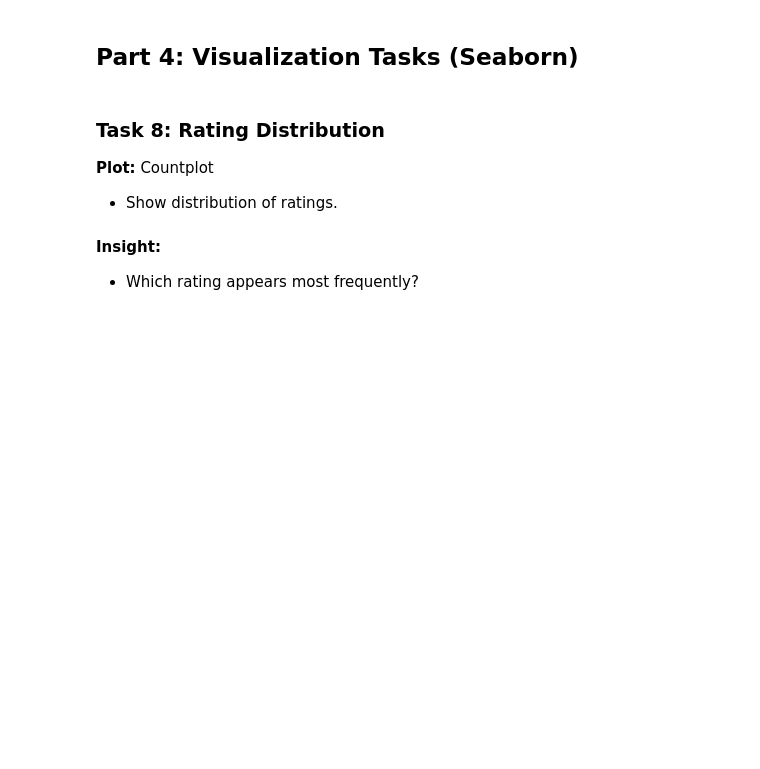
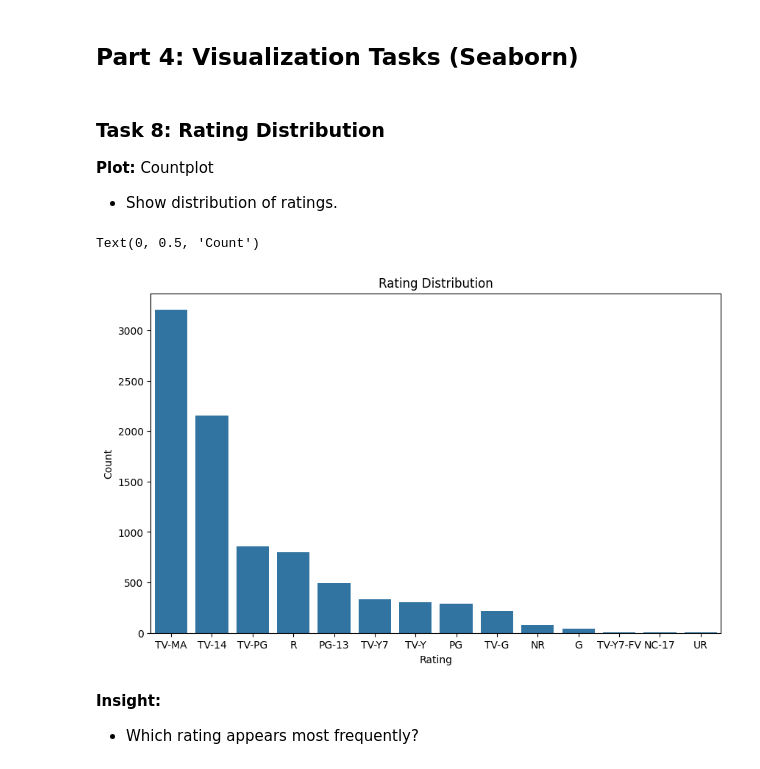
Before and after one commit to mosta3aGam2L/Ai_26, a Jupyter notebook: Projects/netfilx_visualilzation/NetflixEDA.ipynb, the cells around one changed output. Cells and saved outputs as stored; diff of their text form; code cells hidden in the pictures; blank space fills up the shorter version.

```diff
--- a/Projects/netfilx_visualilzation/NetflixEDA.ipynb
+++ b/Projects/netfilx_visualilzation/NetflixEDA.ipynb
@@ -256,6 +256,23 @@ plt.show()
 **Plot:** Countplot
 
 - Show distribution of ratings.
+# %%
+
+plt.figure(figsize=(10,6))
+
+sns.countplot(
+    x='rating',
+    data=df,
+    order=df['rating'].value_counts().index )
+
+plt.title("Rating Distribution")
+plt.xlabel("Rating")
+plt.ylabel("Count")
+
+#plt.show()
+# %% [output]
+Text(0, 0.5, 'Count')
+[figure, added]
 # %% [markdown]
 **Insight:**
 
```
Also changed, not shown: parts of 7 cells of this notebook.
